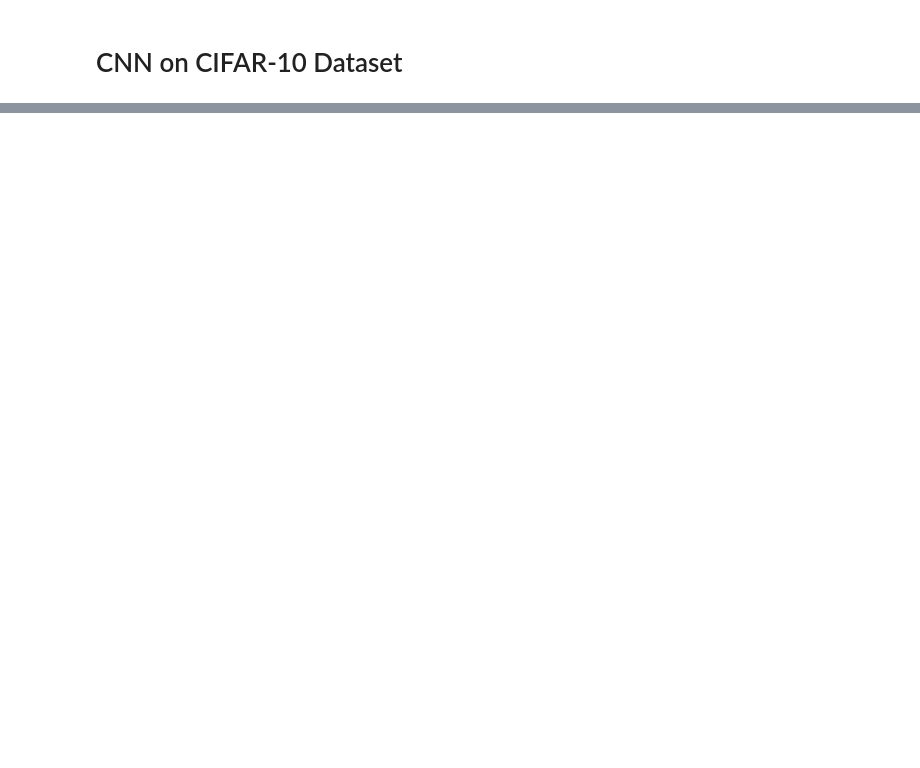
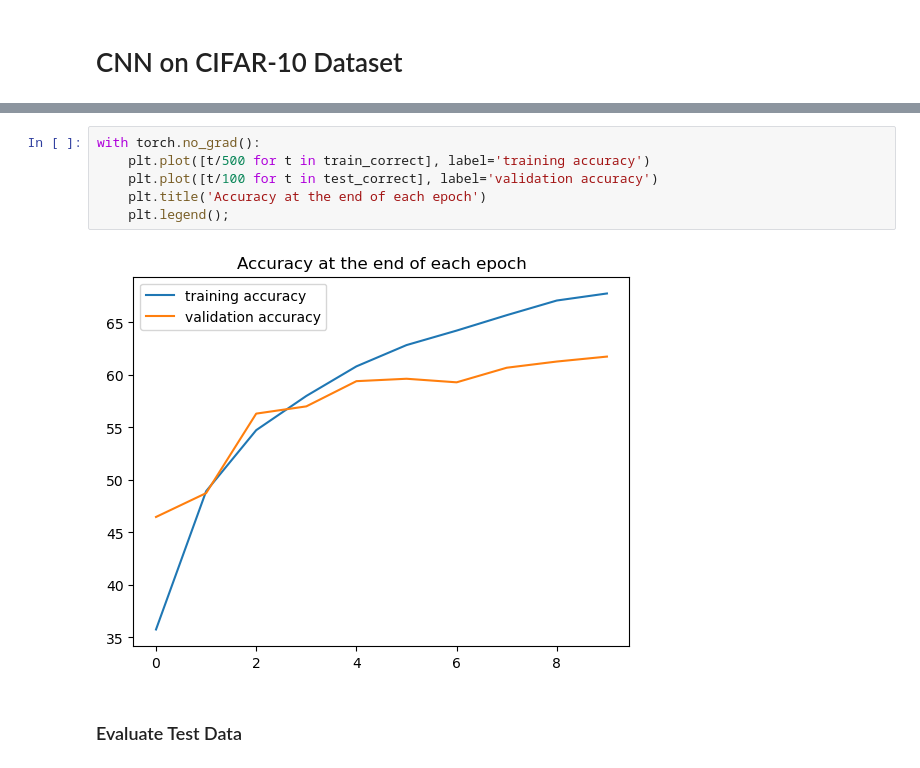
Before and after one commit to cmurray4492/PythonProjects, a Jupyter notebook: Machine_Learning/PyTorch/CNN_on_CIFAR-10_Dataset.ipynb, the cells around one changed output, grey strips where cells are left out. Saved outputs shown, nothing was run; the diff lists cells and outputs as text; blank space fills up the shorter version.

```diff
--- a/Machine_Learning/PyTorch/CNN_on_CIFAR-10_Dataset.ipynb
+++ b/Machine_Learning/PyTorch/CNN_on_CIFAR-10_Dataset.ipynb
@@ -15,0 +228,10 @@ from sklearn.metrics import confusion_matrix
+# %%
+with torch.no_grad():
+    plt.plot([t/500 for t in train_correct], label='training accuracy')
+    plt.plot([t/100 for t in test_correct], label='validation accuracy')
+    plt.title('Accuracy at the end of each epoch')
+    plt.legend();
+# %% [output]
+[figure, added]
+# %% [markdown]
+### Evaluate Test Data
```
Also changed, not shown: parts of 36 cells of this notebook, 1 other file.
